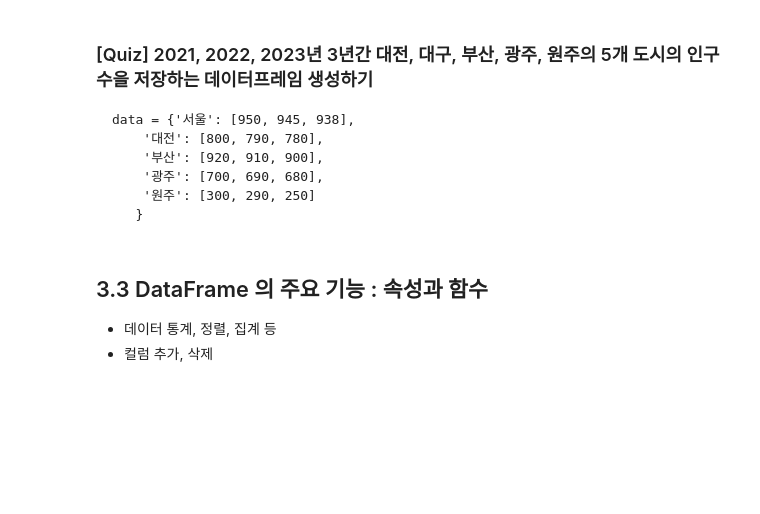
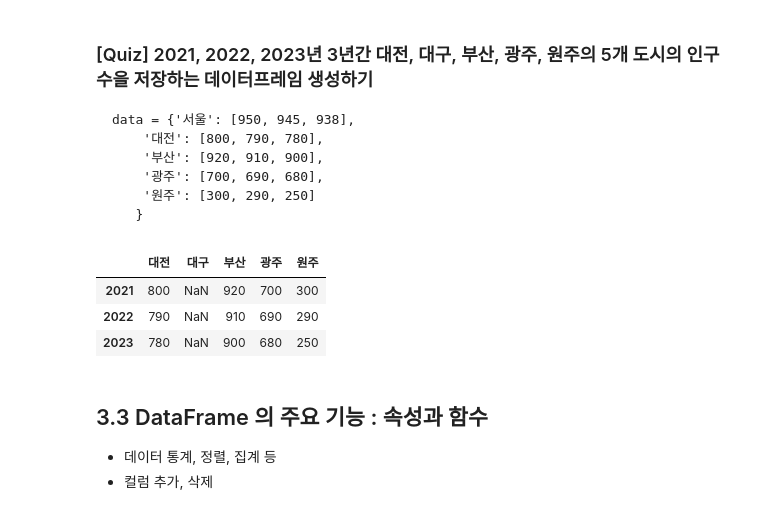
Before and after one commit to seein2/python_basic_1, a Jupyter notebook: ch05_update_class.ipynb, the cells around one changed output. Saved outputs shown, nothing was run; the diff lists cells and outputs as text; code cells hidden in the pictures; blank space fills up the shorter version.

```diff
--- a/ch05_update_class.ipynb
+++ b/ch05_update_class.ipynb
@@ -615,6 +618,19 @@ frame
         '광주': [700, 690, 680],
         '원주': [300, 290, 250]
        }
+# %%
+ex1= DataFrame(data = {'서울': [950, 945, 938],
+        '대전': [800, 790, 780],
+        '부산': [920, 910, 900],
+        '광주': [700, 690, 680],
+        '원주': [300, 290, 250]
+       }, index=[2021, 2022, 2023], columns=['대전', '대구', '부산', '광주', '원주'])
+ex1
+# %% [output]
+|  | 대전 | 대구 | 부산 | 광주 | 원주 |
+| 2021 | 800 | NaN | 920 | 700 | 300 |
+| 2022 | 790 | NaN | 910 | 690 | 290 |
+| 2023 | 780 | NaN | 900 | 680 | 250 |
 # %% [markdown]
 ## 3.3 DataFrame 의 주요 기능 : 속성과 함수
 * 데이터 통계, 정렬, 집계 등
```
Also changed, not shown: parts of 14 cells of this notebook.
